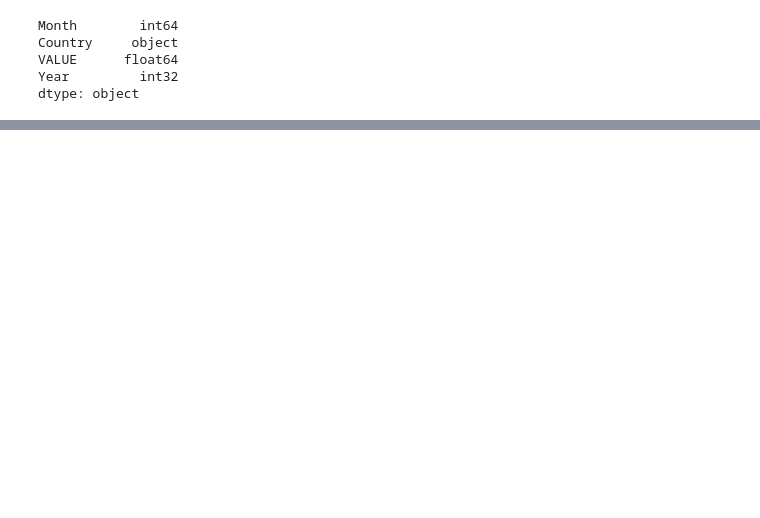
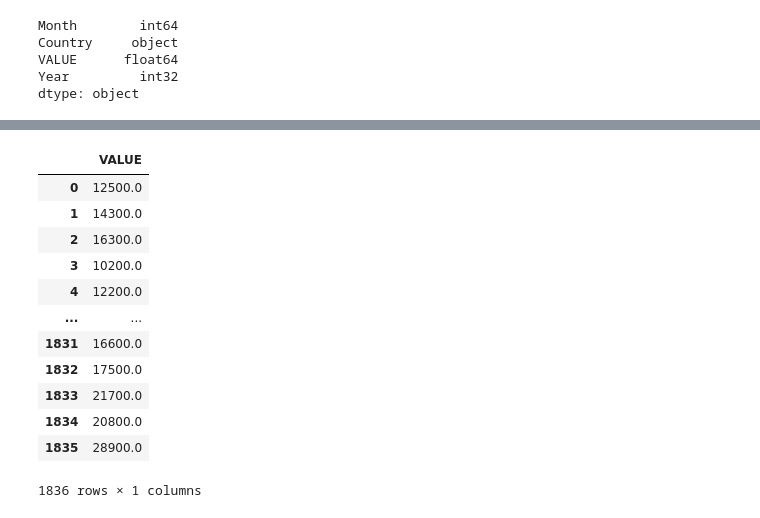
Before and after one commit to Amogh4u/ML_Ireland_tourism_prediction, a Jupyter notebook: project_code.ipynb, the cells around one changed output, grey strips where cells are left out. Drawn from its saved outputs; the diff is of its cells as text; code cells hidden in the pictures; blank space fills up the shorter version.

```diff
--- a/project_code.ipynb
+++ b/project_code.ipynb
@@ -347,0 +349,18 @@ sample
+# %%
+visitors = sample["VALUE"]
+visitors = pd.DataFrame(visitors)
+visitors
+# %% [output]
+|  | VALUE |
+| 0 | 12500.0 |
+| 1 | 14300.0 |
+| 2 | 16300.0 |
+| 3 | 10200.0 |
+| 4 | 12200.0 |
+| ... | ... |
+| 1831 | 16600.0 |
+| 1832 | 17500.0 |
+| 1833 | 21700.0 |
+| 1834 | 20800.0 |
+| 1835 | 28900.0 |
+1836 rows × 1 columns
```
Also changed, not shown: parts of 5 cells of this notebook, 1 other file.
